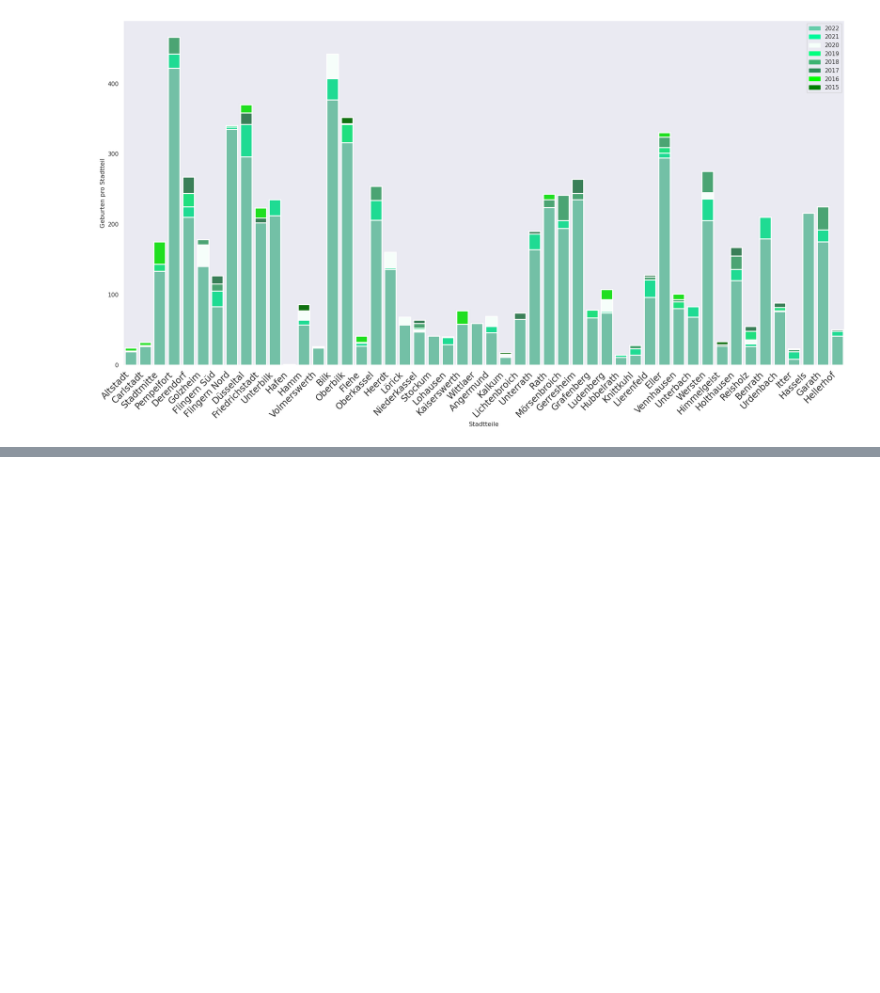
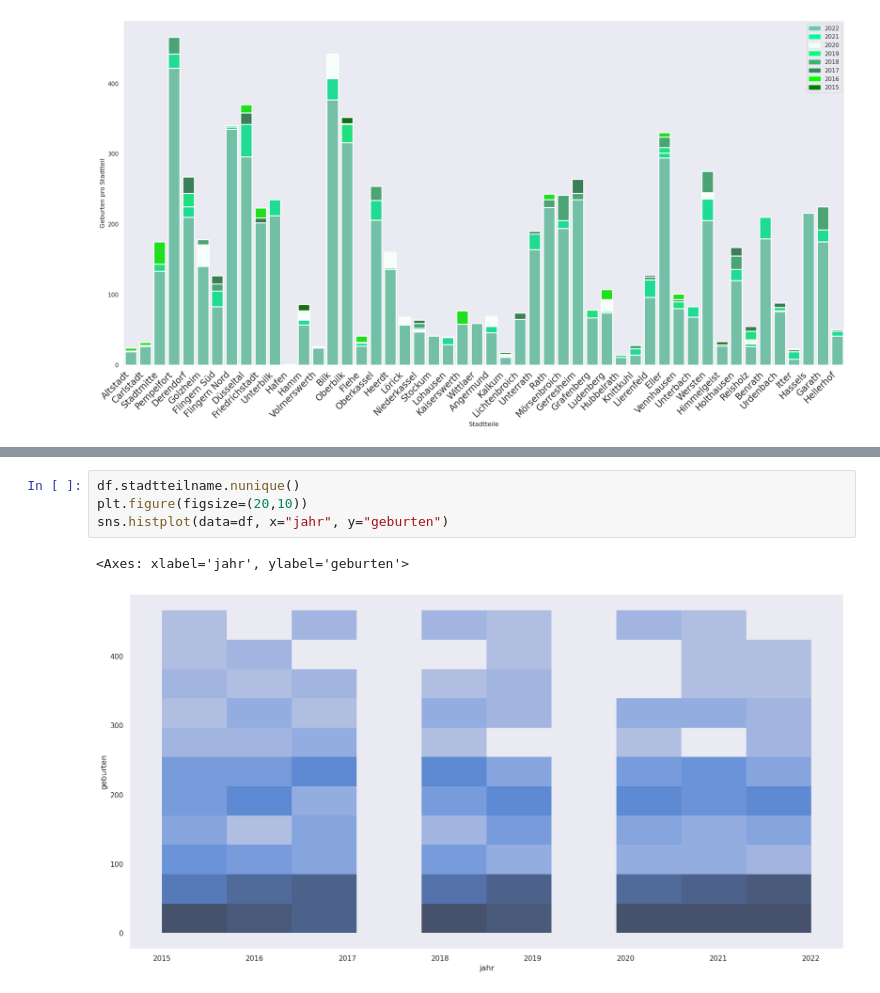
Before and after one commit to Drenaix/Births-in-Duesseldorf-2015-to-2022, a Jupyter notebook: geburten.ipynb, the cells around one changed output, grey strips where cells are left out. Saved outputs shown, nothing was run; the diff lists cells and outputs as text; blank space fills up the shorter version.

```diff
--- a/geburten.ipynb
+++ b/geburten.ipynb
@@ -164,0 +170,7 @@ fontsize='x-large')
+# %%
+df.stadtteilname.nunique()
+plt.figure(figsize=(20,10))
+sns.histplot(data=df, x="jahr", y="geburten")
+# %% [output]
+<Axes: xlabel='jahr', ylabel='geburten'>
+[figure, added]
```
Also changed, not shown: parts of 7 cells of this notebook.
